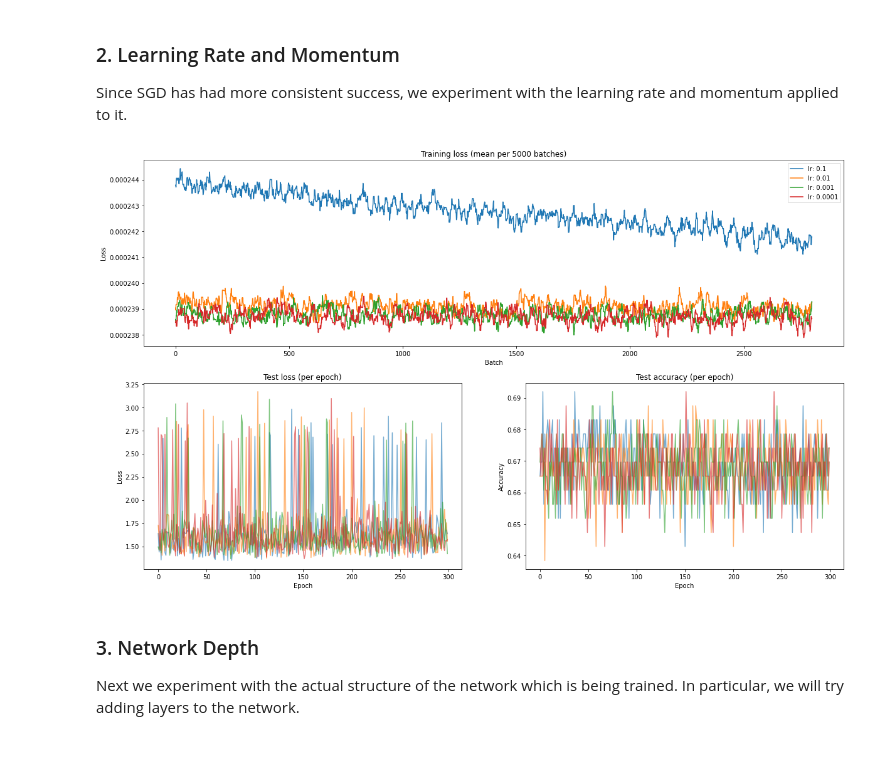
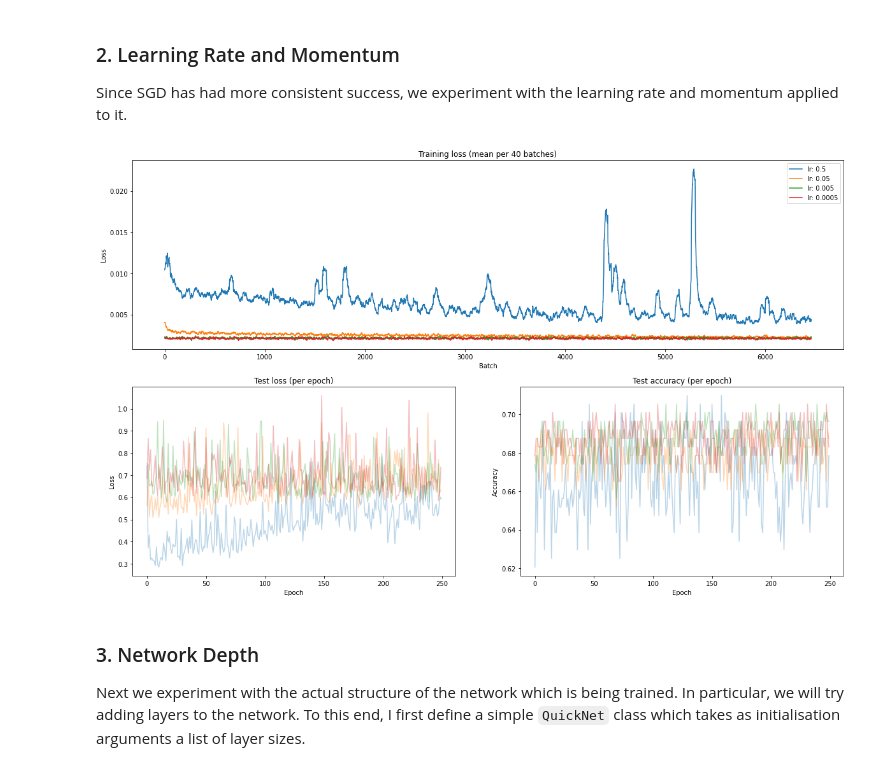
Before and after one commit to rcushen/math5836, a Jupyter notebook: project_1/Project 1.ipynb, the cells around one changed output. Drawn from its saved outputs; the diff is of its cells as text; code cells hidden in the pictures.

````diff
--- a/project_1/Project 1.ipynb
+++ b/project_1/Project 1.ipynb
@@ -120,9 +120,9 @@ test_dataloader = DataLoader(test_dataset, batch_size=32, shuffle=True)
 model = Net()
 # %%
 criterion = nn.CrossEntropyLoss()
-optimizer = optim.SGD(model.parameters(), lr=0.03)
+optimizer = optim.SGD(model.parameters(), lr=0.05)
 # %%
-n_epochs = 300
+n_epochs = 250
 
 train_losses = []
 test_losses = []
@@ -262,8 +262,8 @@ def plot_results(experiment_results, window_length=40):
     for experiment in experiment_results:
         ax1.plot(experiment['train_losses_averaged'],
                  label=experiment['experiment_name'])
-        ax2.plot(experiment['test_losses'], alpha=0.6)
-        ax3.plot(experiment['test_accuracies'], alpha=0.6)
+        ax2.plot(experiment['test_losses'], alpha=0.3)
+        ax3.plot(experiment['test_accuracies'], alpha=0.3)
 
     ax1.set_title('Training loss (mean per {} batches)'.format(str(window_length)))
     ax1.set_xlabel('Batch')
@@ -297,17 +299,17 @@ plot_results(experiment_results)
 ### 2. Learning Rate and Momentum
 Since SGD has had more consistent success, we experiment with the learning rate and momentum applied to it.
 # %%
-learning_rates = [0.1, 0.01, 0.001, 0.0001]
+learning_rates = [0.5, 0.05, 0.005, 0.0005]
+
 experiment_results = []
-
 for learning_rate in learning_rates:
     experiment_results.append(train_network(train_dataloader, test_dataloader, Net(),
-                            optim.SGD(model.parameters(), lr=learning_rate), nn.CrossEntropyLoss(), 300,
-                            'lr: {}'.format(str(learning_rate)), window_length=5000))
+                            optim.SGD(model.parameters(), lr=learning_rate), nn.CrossEntropyLoss(), 250,
+                            'lr: {}'.format(str(learning_rate))))
 # %%
-plot_results(experiment_results, window_length=5000)
+plot_results(experiment_results)
 # %% [output]
-[figure, old version]
+[figure, new version]
 # %% [markdown]
 ### 3. Network Depth
-Next we experiment with the actual structure of the network which is being trained. In particular, we will try adding layers to the network.
+Next we experiment with the actual structure of the network which is being trained. In particular, we will try adding layers to the network. To this end, I first define a simple ```QuickNet``` class which takes as initialisation arguments a list of layer sizes.
````
Also changed, not shown: parts of 13 cells of this notebook, 1 other file.
